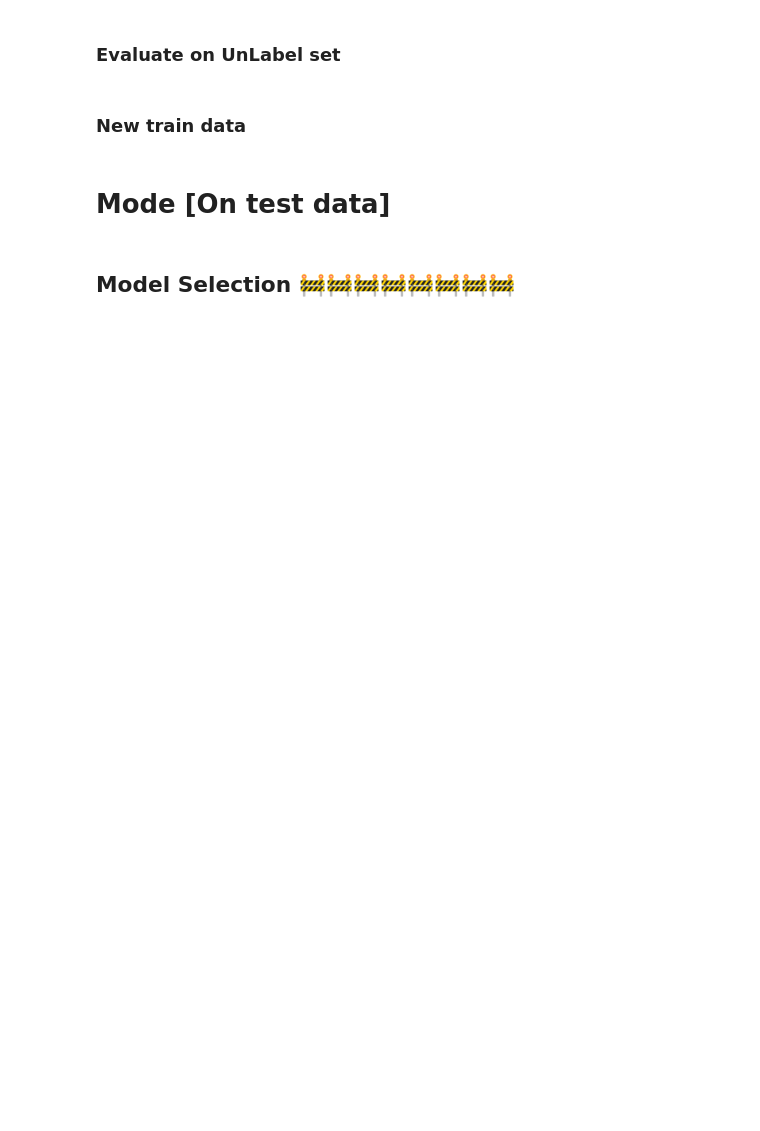
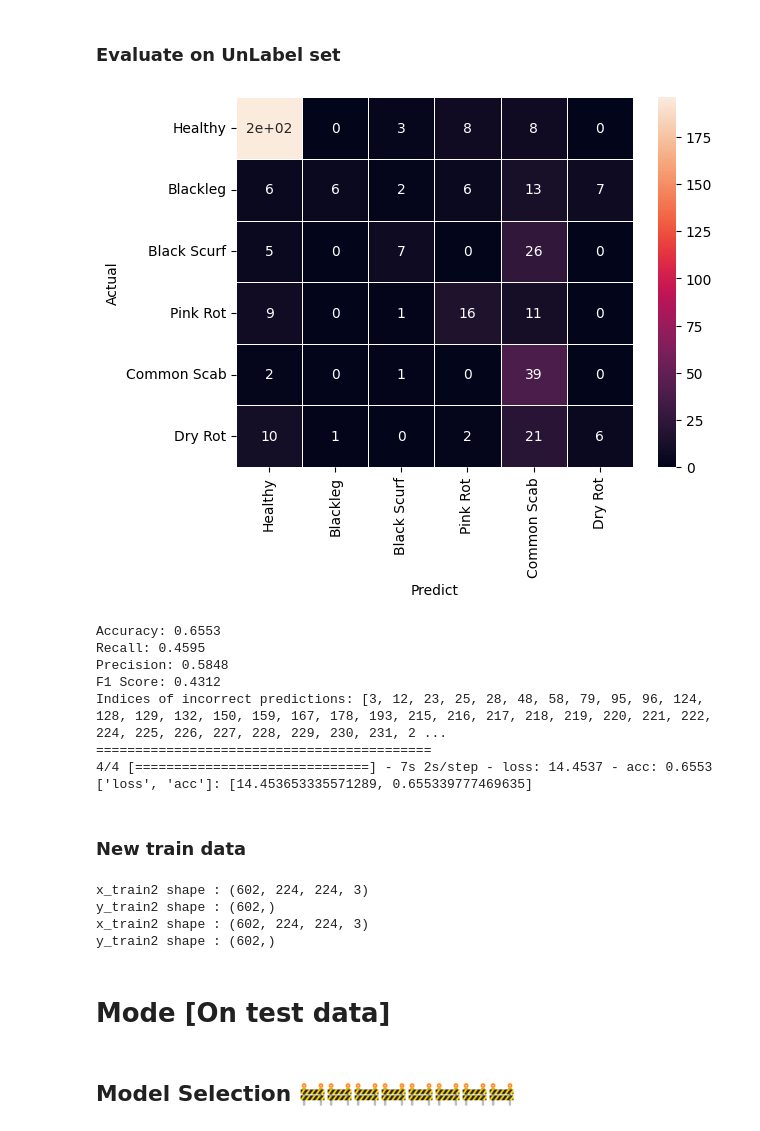
Before and after one commit to y-lims/DADS7202_Potato, a Jupyter notebook: semi_sup_template.ipynb, the cells around one changed output. Drawn from its saved outputs; the diff is of its cells as text; code cells hidden in the pictures; blank space fills up the shorter version.

```diff
--- a/semi_sup_template.ipynb
+++ b/semi_sup_template.ipynb
@@ -584,37 +726,49 @@ x_test = x_unlabeled_model
 y_test = y_unlabeled_model
 
 y_pred = []
 for i in range(len(x_test)):
     x_input = x_test[i][np.newaxis, ...]
     y_pred.append(np.argmax(model.predict(x_input , verbose=0)))
 
 cm = confusion_matrix(y_test, y_pred)
 
 # Plotting the confusion matrix
 ax = sns.heatmap(cm, annot=True, xticklabels=label, yticklabels=label, linewidths=.5)
 ax.set(xlabel='Predict', ylabel='Actual')
 plt.show()
 
 # Calculating and printing accuracy, recall, precision, and f1-score
 accuracy = accuracy_score(y_test, y_pred)
 recall = recall_score(y_test, y_pred, average='macro')  # Change 'macro' to 'micro' or 'weighted' as needed
 precision = precision_score(y_test, y_pred, average='macro')  # Change 'macro' to 'micro' or 'weighted' as needed
 f1 = f1_score(y_test, y_pred, average='macro')  # Change 'macro' to 'micro' or 'weighted' as needed
 
 print(f'Accuracy: {accuracy:.4f}')
 print(f'Recall: {recall:.4f}')
 print(f'Precision: {precision:.4f}')
 print(f'F1 Score: {f1:.4f}')
 
 # Extracting indices of wrong predictions
 test_incorrect_indices = [i for i, (pred, actual) in enumerate(zip(y_pred, y_test)) if pred != actual]
 print("Indices of incorrect predictions:", test_incorrect_indices)
 print('===========================================')
-results = model.evaluate(x_unlabeled , y_unlabeled , batch_size=128)
+results = model.evaluate(x_unlabeled_model , y_unlabeled_model , batch_size=128)
 print( f"{model.metrics_names}: {results}" )
+# %% [output]
+[figure, added]
+Accuracy: 0.6553
+Recall: 0.4595
+Precision: 0.5848
+F1 Score: 0.4312
+Indices of incorrect predictions: [3, 12, 23, 25, 28, 48, 58, 79, 95, 96, 124, 128, 129, 132, 150, 159, 167, 178, 193, 215, 216, 217, 218, 219, 220, 221, 222, 224, 225, 226, 227, 228, 229, 230, 231, 2 ...
+===========================================
+4/4 [==============================] - 7s 2s/step - loss: 14.4537 - acc: 0.6553
+['loss', 'acc']: [14.453653335571289, 0.655339777469635]
 # %% [markdown]
 ### New train data
 # %%
+y_label_for_unlabel = y_pred
+
 x_train2 = np.concatenate((x_labeled_shuffle ,x_unlabeled) , axis = 0)
 y_train2 = np.concatenate( (y_labeled_shuffle ,y_label_for_unlabel) , axis = 0)
 
@@ -628,6 +782,11 @@ y_train2_model = y_train2_shuffle
 
 print("x_train2 shape :",x_train2.shape)
 print("y_train2 shape :",y_train2.shape)
+# %% [output]
+x_train2 shape : (602, 224, 224, 3)
+y_train2 shape : (602,)
+x_train2 shape : (602, 224, 224, 3)
+y_train2 shape : (602,)
 # %% [markdown]
 # Mode [On test data]
 # %% [markdown]
```
Also changed, not shown: parts of 23 cells of this notebook.
